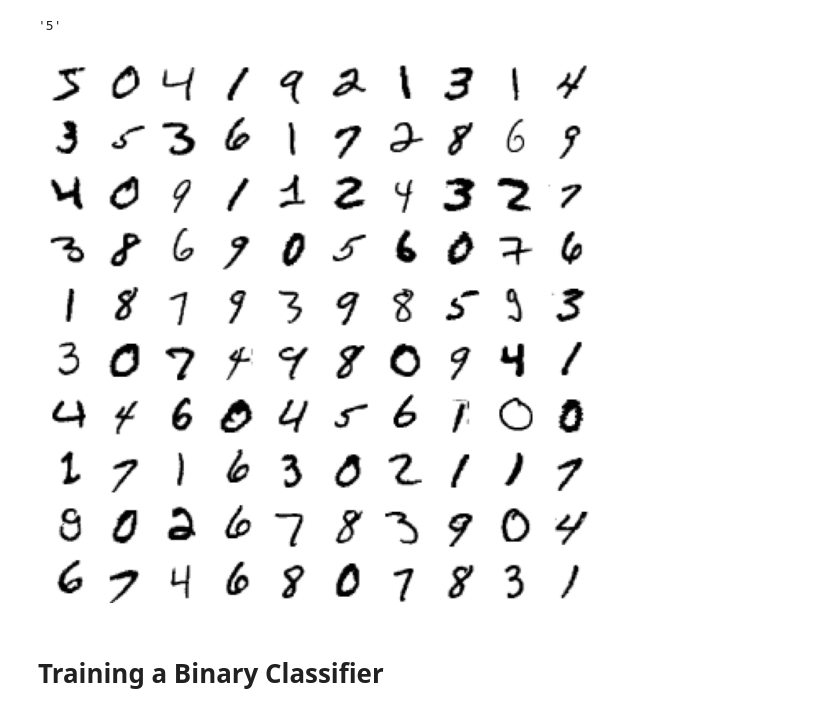
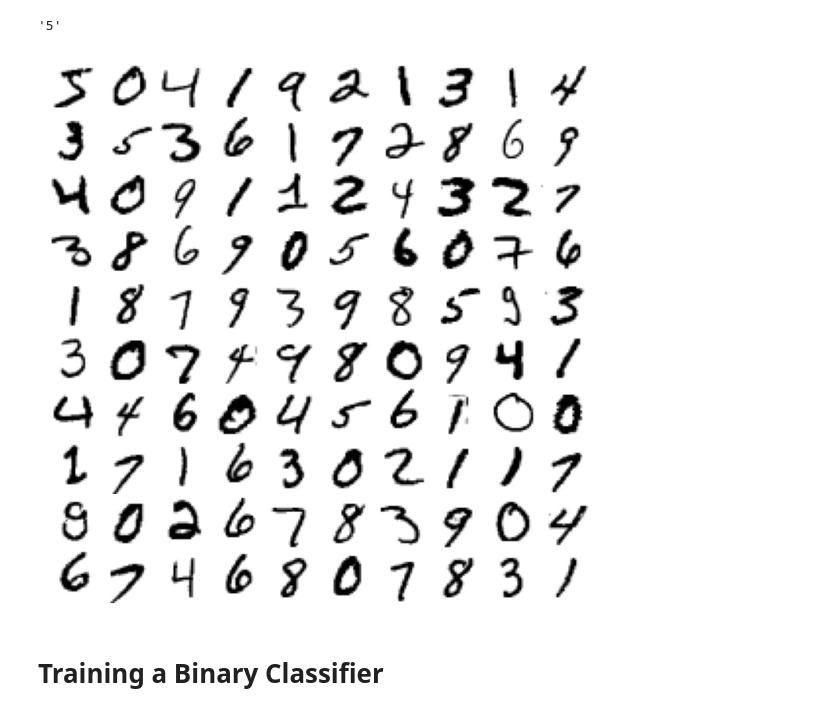
Before and after one commit to Taggu1/ml_studies, a Jupyter notebook: 03_classification.ipynb, the cells around one changed output. Saved outputs shown, nothing was run; the diff lists cells and outputs as text; code cells hidden in the pictures.

```diff
--- a/03_classification.ipynb
+++ b/03_classification.ipynb
@@ -111,13 +111,14 @@ y[0]
 # %%
 # extra code – this cell generates Figure 3–2
 plt.figure(figsize=(9, 9))
 for idx, image_data in enumerate(X[:100]):
     plt.subplot(10, 10, idx + 1)
     plot_digit(image_data)
+plt.subplots_adjust(wspace=0, hspace=0)
 
 plt.show()
 # %% [output]
-[figure, old version]
+[figure, new version]
 # %%
 X_train, X_test, y_train, y_test = X[:60000], X[60000:], y[:60000], y[60000:]
 # %% [markdown]
```
Also changed, not shown: parts of 6 cells of this notebook.
